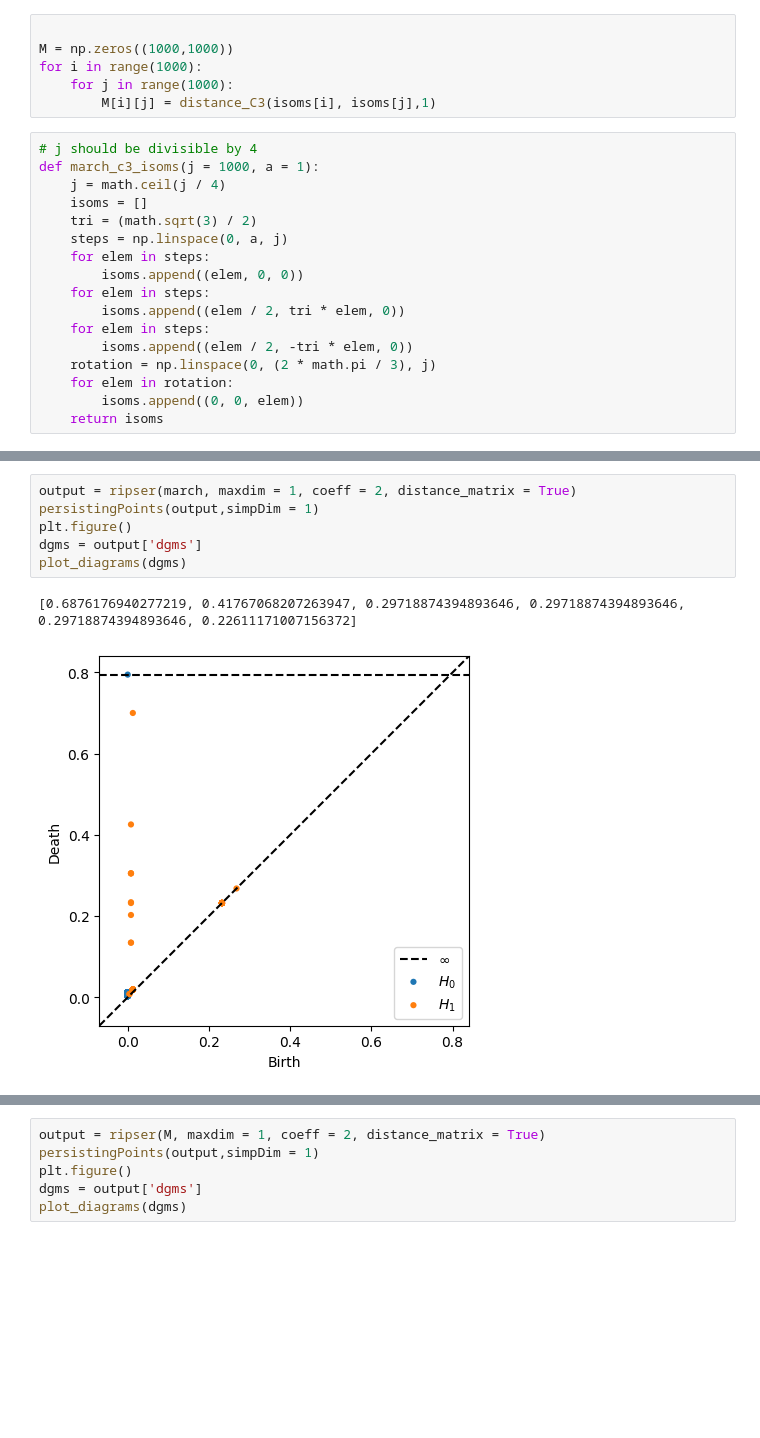
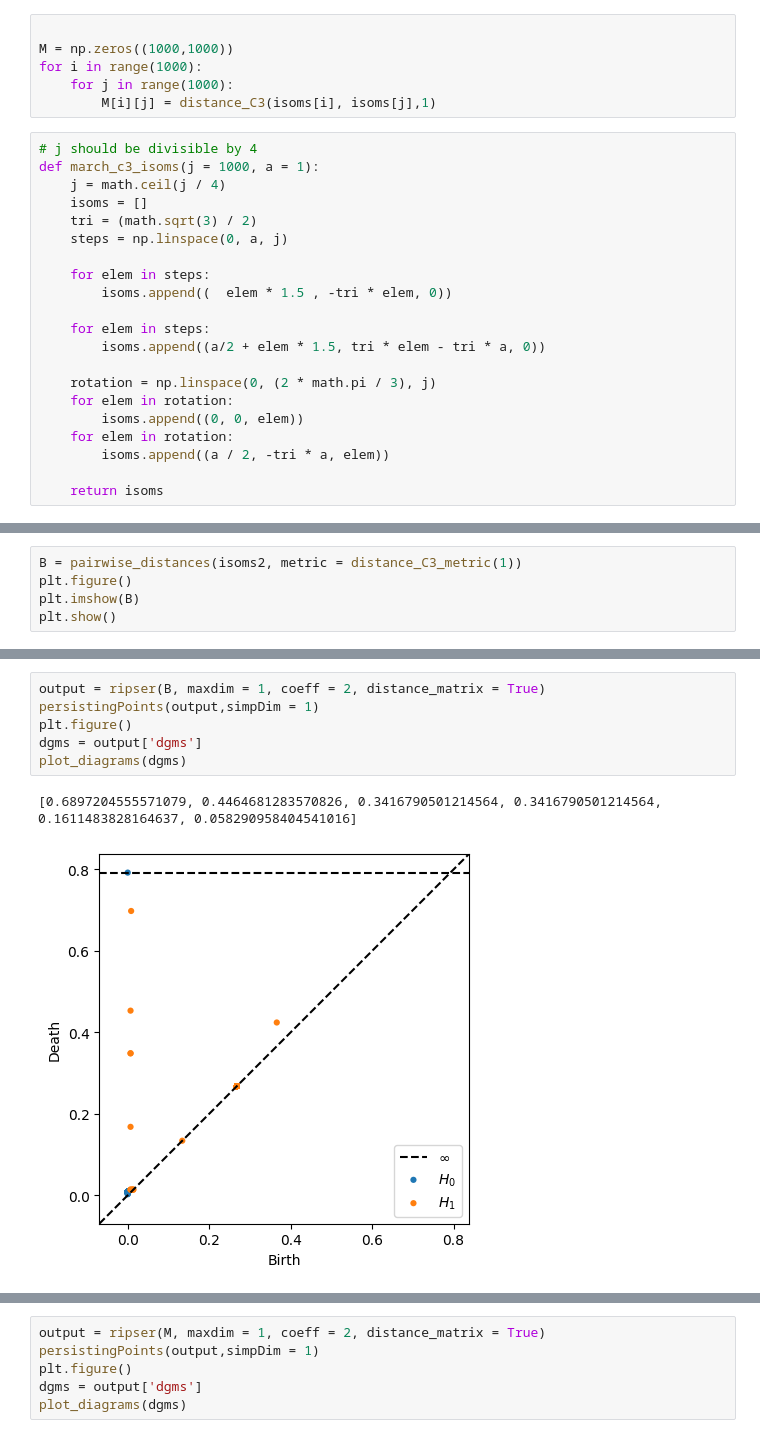
Before and after one commit to kyleormsby/persistent-symmetry, a Jupyter notebook: studentDemos/daleDemos/fund_domain_dale.ipynb, the cells around one changed output, grey strips where cells are left out. Drawn from its saved outputs; the diff is of its cells as text; blank space fills up the shorter version.

```diff
--- a/studentDemos/daleDemos/fund_domain_dale.ipynb
+++ b/studentDemos/daleDemos/fund_domain_dale.ipynb
@@ -287,15 +321,19 @@ def march_c3_isoms(j = 1000, a = 1):
     isoms = []
     tri = (math.sqrt(3) / 2)
     steps = np.linspace(0, a, j)
+
     for elem in steps:
-        isoms.append((elem, 0, 0))
+        isoms.append((  elem * 1.5 , -tri * elem, 0))
+
     for elem in steps:
-        isoms.append((elem / 2, tri * elem, 0))
-    for elem in steps:
-        isoms.append((elem / 2, -tri * elem, 0))
+        isoms.append((a/2 + elem * 1.5, tri * elem - tri * a, 0))
+
     rotation = np.linspace(0, (2 * math.pi / 3), j)
     for elem in rotation:
         isoms.append((0, 0, elem))
+    for elem in rotation:
+        isoms.append((a / 2, -tri * a, elem))
+
     return isoms
 # %%
 isoms2 = march_c3_isoms(1000, 2)
@@ -318,0 +369,5 @@ plt.show()
+# %%
+B = pairwise_distances(isoms2, metric = distance_C3_metric(1))
+plt.figure()
+plt.imshow(B)
+plt.show()
@@ -341,10 +410,10 @@ plt.show()
 # %%
-output = ripser(march, maxdim = 1, coeff = 2, distance_matrix = True)
+output = ripser(B, maxdim = 1, coeff = 2, distance_matrix = True)
 persistingPoints(output,simpDim = 1)
 plt.figure()
 dgms = output['dgms']
 plot_diagrams(dgms)
 # %% [output]
-[0.6876176940277219, 0.41767068207263947, 0.29718874394893646, 0.29718874394893646, 0.29718874394893646, 0.22611171007156372]
+[0.6897204555571079, 0.4464681283570826, 0.3416790501214564, 0.3416790501214564, 0.1611483828164637, 0.058290958404541016]
-[figure, old version]
+[figure, new version]
 # %%
```
Also changed, not shown: parts of 14 cells of this notebook, 1 other file.
